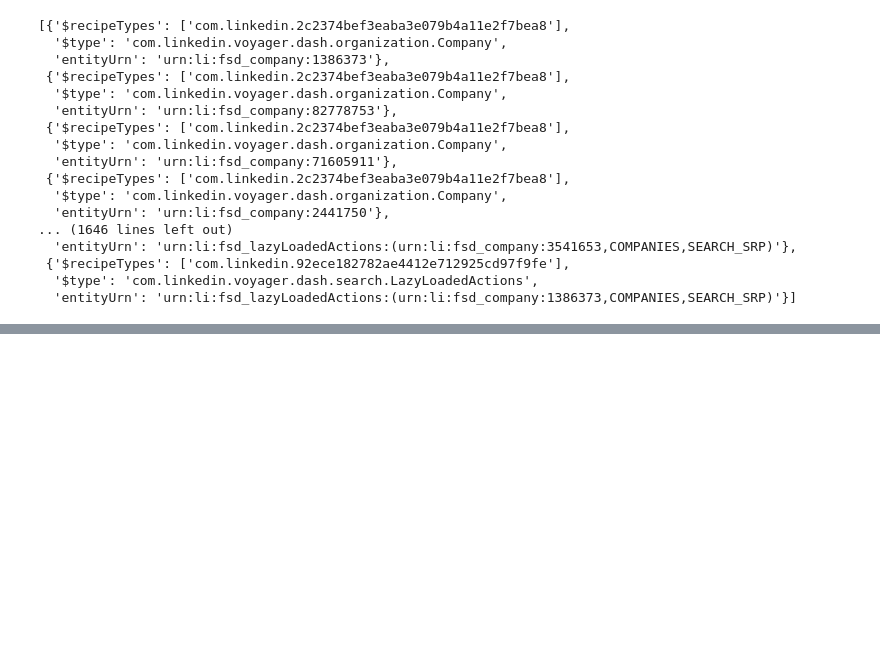
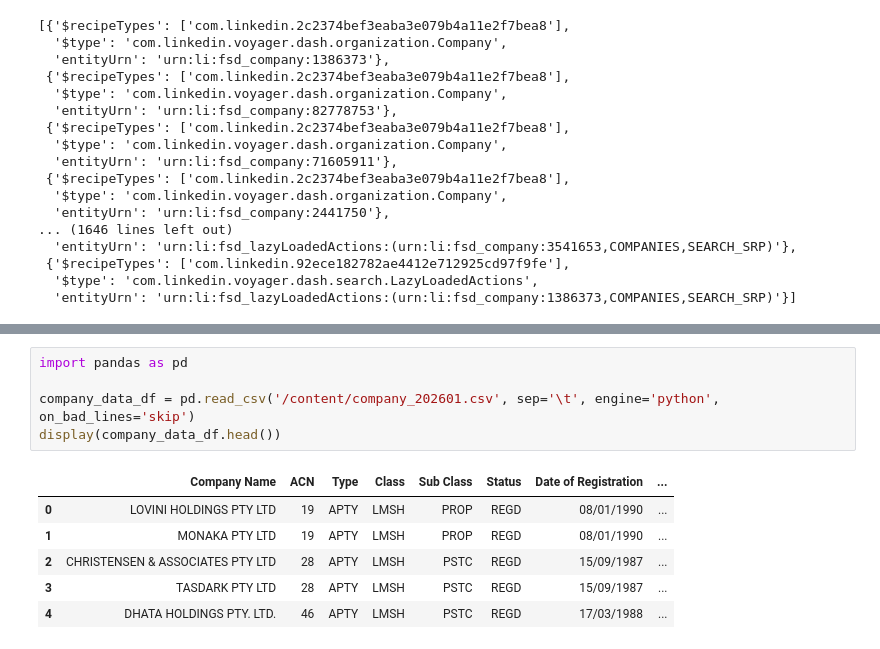
Before and after one commit to amien1410/amien-scrapers, a Jupyter notebook: Linkedin_API_Graphql.ipynb, the cells around one changed output, grey strips where cells are left out. Saved outputs shown, nothing was run; the diff lists cells and outputs as text; blank space fills up the shorter version.

```diff
--- a/Linkedin_API_Graphql.ipynb
+++ b/Linkedin_API_Graphql.ipynb
@@ -267,0 +380,12 @@ for c in results: print(c)
+# %%
+import pandas as pd
+
+company_data_df = pd.read_csv('/content/company_202601.csv', sep='\t', engine='python', on_bad_lines='skip')
+display(company_data_df.head())
+# %% [output]
+|  | Company Name | ACN | Type | Class | Sub Class | Status | Date of Registration | ... |
+| 0 | LOVINI HOLDINGS PTY LTD | 19 | APTY | LMSH | PROP | REGD | 08/01/1990 | ... |
+| 1 | MONAKA PTY LTD | 19 | APTY | LMSH | PROP | REGD | 08/01/1990 | ... |
+| 2 | CHRISTENSEN & ASSOCIATES PTY LTD | 28 | APTY | LMSH | PSTC | REGD | 15/09/1987 | ... |
+| 3 | TASDARK PTY LTD | 28 | APTY | LMSH | PSTC | REGD | 15/09/1987 | ... |
+| 4 | DHATA HOLDINGS PTY. LTD. | 46 | APTY | LMSH | PSTC | REGD | 17/03/1988 | ... |
```
Also changed, not shown: parts of 6 cells of this notebook.
